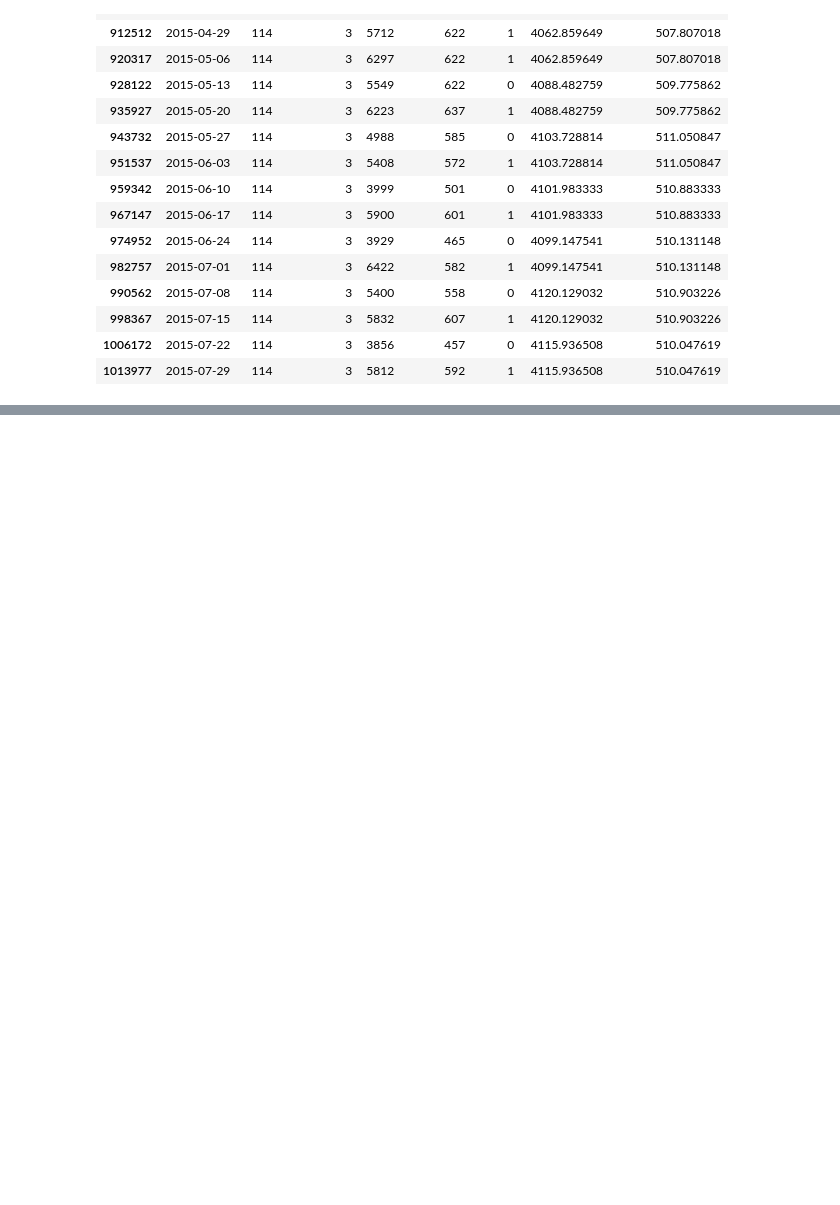
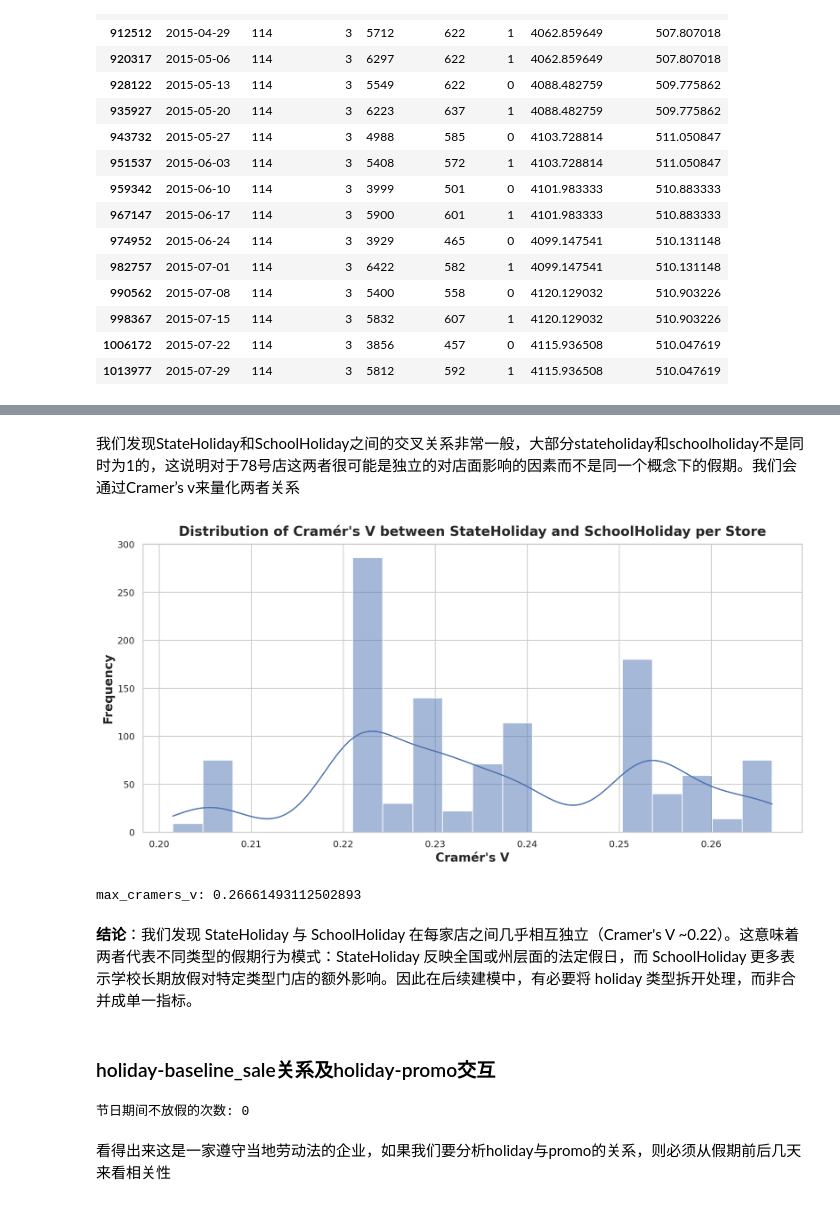
Before and after one commit to yjcyjjc/Rossmann-store-sale, a Jupyter notebook: EDA2.ipynb, the cells around one changed output, grey strips where cells are left out. Drawn from its saved outputs; the diff is of its cells as text; code cells hidden in the pictures; blank space fills up the shorter version.

```diff
--- a/EDA2.ipynb
+++ b/EDA2.ipynb
@@ -153,0 +215,35 @@ result[(result['Store']==114)&(result['DayOfWeek']==3)].tail(15)
+# %% [markdown]
+我们发现StateHoliday和SchoolHoliday之间的交叉关系非常一般，大部分stateholiday和schoolholiday不是同时为1的，这说明对于78号店这两者很可能是独立的对店面影响的因素而不是同一个概念下的假期。我们会通过Cramer’s v来量化两者关系
+# %%
+import scipy.stats as ss
+def cramers_v(x, y):
+    confusion_matrix = pd.crosstab(x, y)
+    chi2 = ss.chi2_contingency(confusion_matrix)[0]
+    n = confusion_matrix.sum().sum()
+    phi2 = chi2 / n
+    r, k = confusion_matrix.shape
+    return np.sqrt(phi2 / min(k-1, r-1))
+cramers_v_per_store=train_data.groupby('Store').apply(lambda x: cramers_v(x['StateHoliday'], x['SchoolHoliday']))
+cramers_v_per_store.describe()
+plt.figure(figsize=(12, 6))
+sns.histplot(cramers_v_per_store, bins=20, kde=True)
+plt.title("Distribution of Cramér's V between StateHoliday and SchoolHoliday per Store")
+plt.xlabel("Cramér's V")
+plt.ylabel("Frequency")
+plt.show()
+# %% [output]
+[figure, added]
+# %%
+print('max_cramers_v:',cramers_v_per_store.max())
+# %% [output]
+max_cramers_v: 0.26661493112502893
+# %% [markdown]
+**结论**：我们发现 StateHoliday 与 SchoolHoliday 在每家店之间几乎相互独立（Cramer's V ~0.22）。这意味着两者代表不同类型的假期行为模式：StateHoliday 反映全国或州层面的法定假日，而 SchoolHoliday 更多表示学校长期放假对特定类型门店的额外影响。因此在后续建模中，有必要将 holiday 类型拆开处理，而非合并成单一指标。
+# %% [markdown]
+### holiday-baseline_sale关系及holiday-promo交互
+# %%
+print('节日期间不放假的次数:',len(train_data[(train_data['StateHoliday']==1)& (train_data['Open']==1)]))
+# %% [output]
+节日期间不放假的次数: 0
+# %% [markdown]
+看得出来这是一家遵守当地劳动法的企业，如果我们要分析holiday与promo的关系，则必须从假期前后几天来看相关性
```
Also changed, not shown: parts of 9 cells of this notebook.
